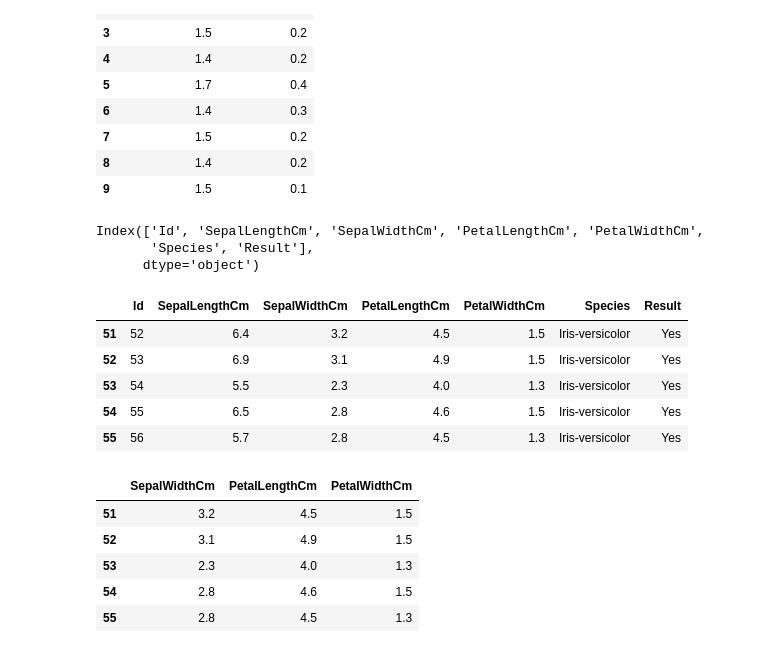
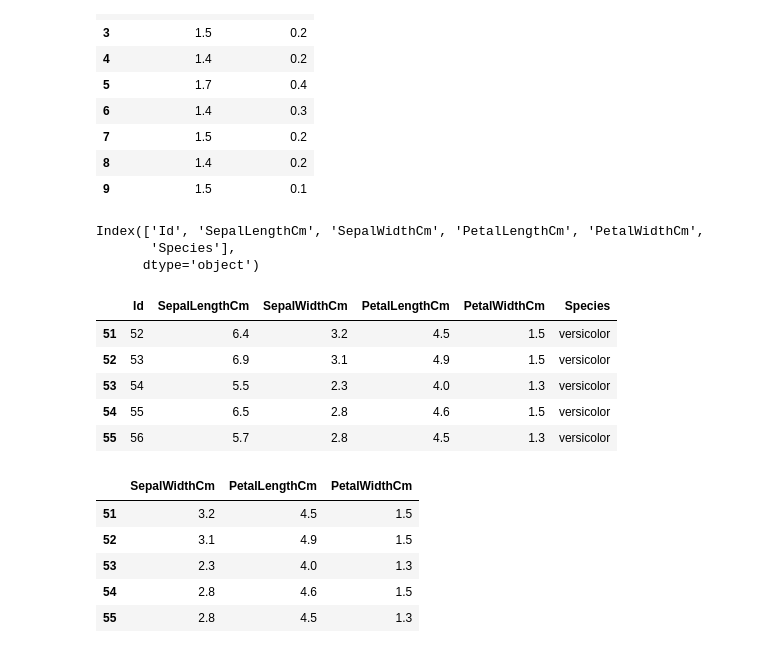
Before and after one commit to Mashrumihir/ML_PRACTICAL, a Jupyter notebook: Tutorial1.ipynb, the cells around one changed output. Drawn from its saved outputs; the diff is of its cells as text; code cells hidden in the pictures.

```diff
--- a/Tutorial1.ipynb
+++ b/Tutorial1.ipynb
@@ -364,5 +575,7 @@ data
 | 10 | Yash | CE | C |
 | 11 | Dev | IT | A |
 # %%
-data = pd.read_csv("Iris.csv")
+# 7. Explore Kaggle: Your Machine Learning and Data Science Community and UCI Machine Learning Repository for a dataset. Search iris dataset and download.
+# 8. Read iris dataset from csv file format and findout no. of rows and columns.
+iris = pd.read_csv('Iris.csv')
 # %%
@@ -441,3 +663,5 @@ array(['Iris-setosa', 'Iris-versicolor', 'Iris-virginica'], dtype=object)
 # %%
-data.replace("Iris-setosa", "Setosa", inplace=True)
+iris.replace("Iris-setosa","setosa",inplace=True)
+iris.replace("Iris-versicolor","versicolor",inplace=True)
+iris.replace("Iris-virginica","virginica",inplace=True)
 # %%
@@ -533,23 +737,29 @@ data[['PetalLengthCm', 'PetalWidthCm']].head(10)
 | 8 | 1.4 | 0.2 |
 | 9 | 1.5 | 0.1 |
 # %%
+# g. add new column with condition.
 def yes_no(SepalLengthCm):
     return 'Yes' if SepalLengthCm > 5.0 else 'No'
 
-data['Result'] = data['SepalLengthCm'].apply(yes_no)
+iris['Result'] = iris['SepalLengthCm'].apply(yes_no)
+# %%
+# h. drop added column.
+iris.drop('Result',axis=1,inplace=True)
 # %%
-data.columns
+#i. select first row data.
+iris.columns
 # %% [output]
 Index(['Id', 'SepalLengthCm', 'SepalWidthCm', 'PetalLengthCm', 'PetalWidthCm',
-       'Species', 'Result'],
+       'Species'],
       dtype='object')
 # %%
-data.iloc[51:56]
+# j. select 51 to 55 rows
+iris.iloc[51:56]
 # %% [output]
-|  | Id | SepalLengthCm | SepalWidthCm | PetalLengthCm | PetalWidthCm | Species | Result |
-| 51 | 52 | 6.4 | 3.2 | 4.5 | 1.5 | Iris-versicolor | Yes |
-| 52 | 53 | 6.9 | 3.1 | 4.9 | 1.5 | Iris-versicolor | Yes |
-| 53 | 54 | 5.5 | 2.3 | 4.0 | 1.3 | Iris-versicolor | Yes |
-| 54 | 55 | 6.5 | 2.8 | 4.6 | 1.5 | Iris-versicolor | Yes |
-| 55 | 56 | 5.7 | 2.8 | 4.5 | 1.3 | Iris-versicolor | Yes |
+|  | Id | SepalLengthCm | SepalWidthCm | PetalLengthCm | PetalWidthCm | Species |
+| 51 | 52 | 6.4 | 3.2 | 4.5 | 1.5 | versicolor |
+| 52 | 53 | 6.9 | 3.1 | 4.9 | 1.5 | versicolor |
+| 53 | 54 | 5.5 | 2.3 | 4.0 | 1.3 | versicolor |
+| 54 | 55 | 6.5 | 2.8 | 4.6 | 1.5 | versicolor |
+| 55 | 56 | 5.7 | 2.8 | 4.5 | 1.3 | versicolor |
 # %%
```
Also changed, not shown: parts of 109 cells of this notebook, 1 other file.
